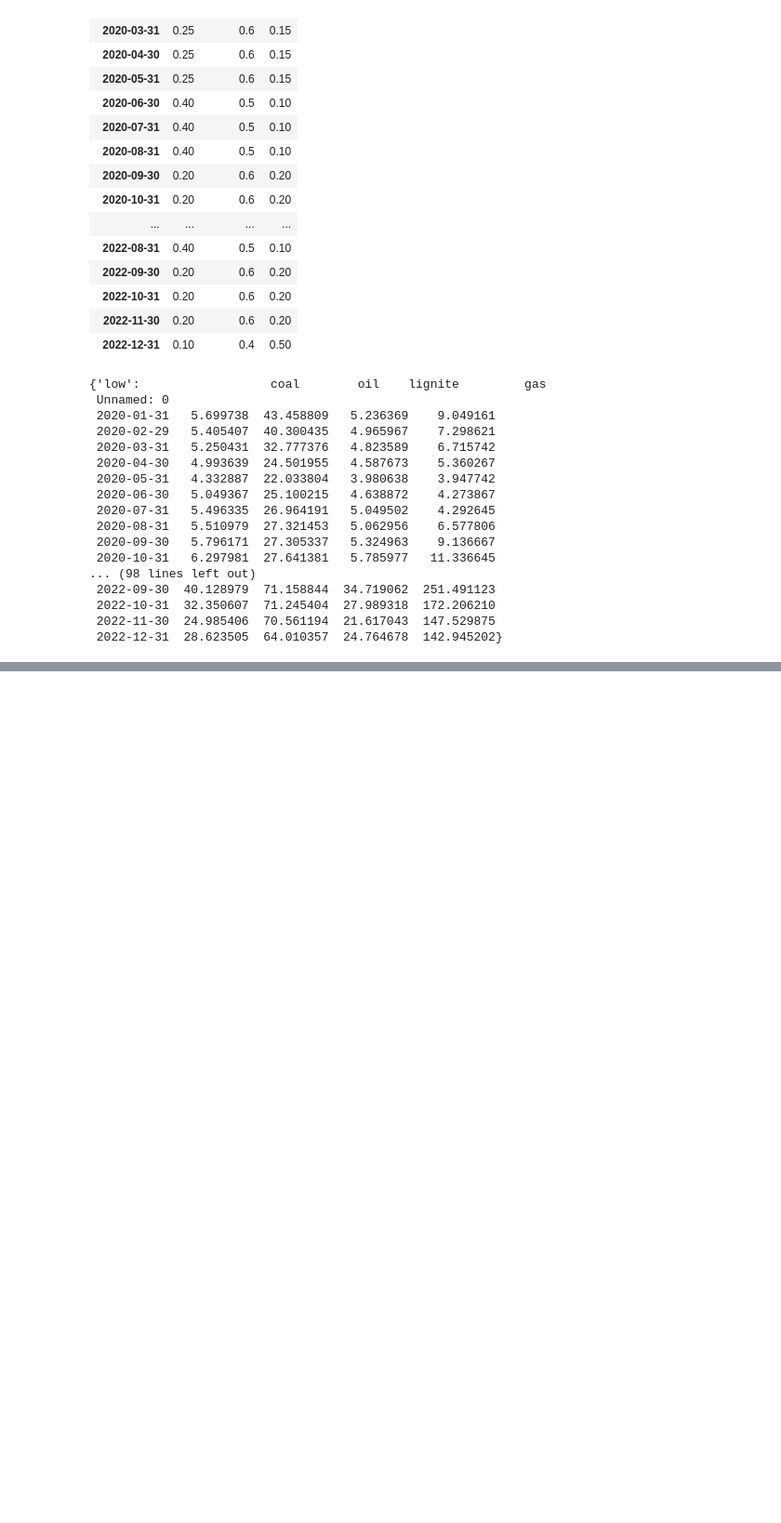
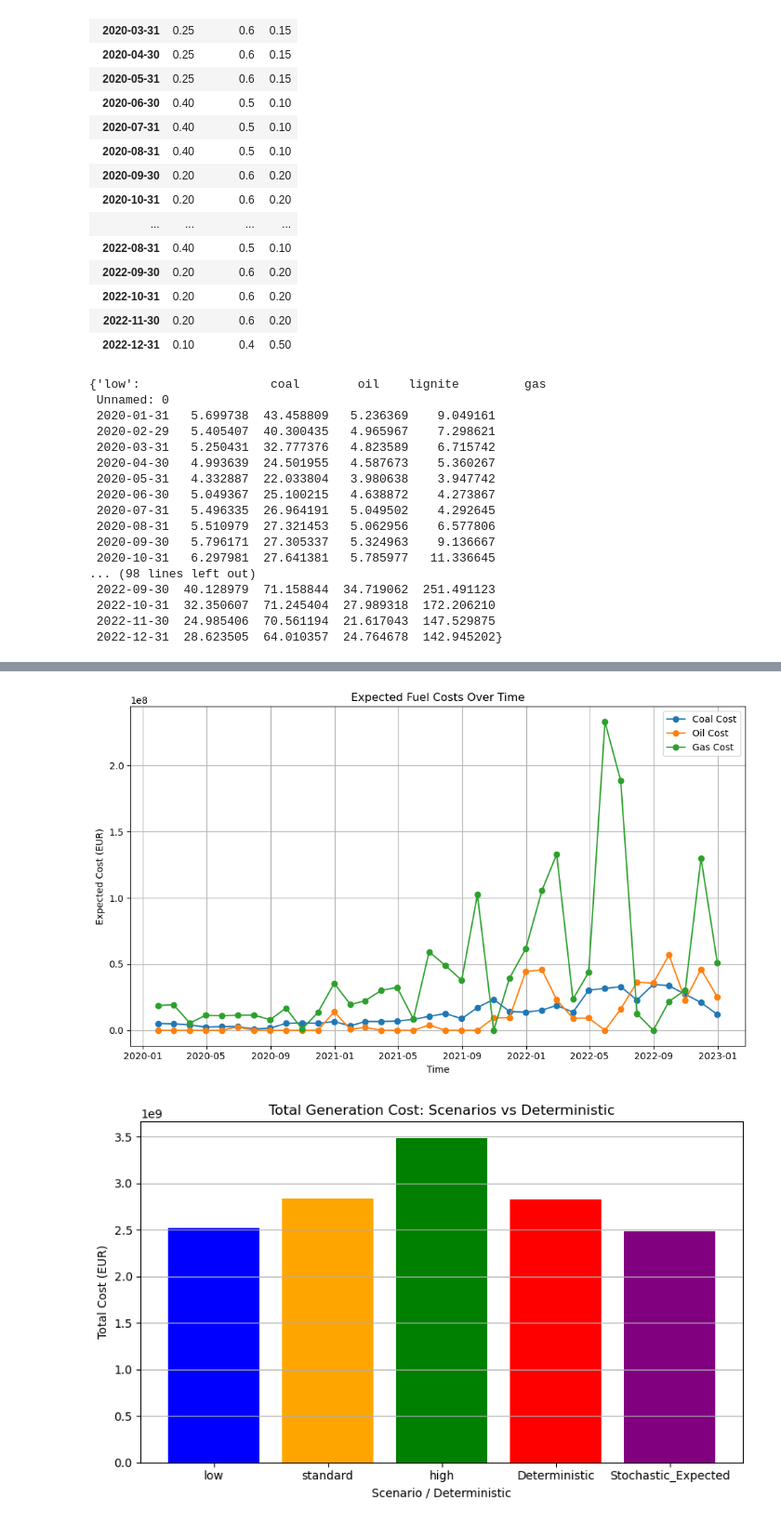
Before and after one commit to DTUbjsb/46750_g28_Assignment_2, a Jupyter notebook: src/main_model3.ipynb, the cells around one changed output, grey strips where cells are left out. Shown: that part at 93% size. Drawn from its saved outputs; the diff is of its cells as text; code cells hidden in the pictures; blank space fills up the shorter version.

Commit message:
fixed bug errors and rerun scenarios

```diff
--- a/src/main_model3.ipynb
+++ b/src/main_model3.ipynb
@@ -834,0 +738,76 @@ KeyError: ('coal', 'bought')
+# %%
+# Plot cost of each fuel per time period for stochastic model
+F = ['coal', 'oil', 'gas']
+fuel_costs = {f: [] for f in F}
+for t in T:
+    for f in F:
+        cost_t_f = 0.0
+        for sname in scenario_list:
+            price_df = scenario_prices[sname]
+            p = price_df.iloc[t].get(f, np.nan)
+            if pd.isna(p):
+                p = 0.0
+            cost_t_f += prob_array[t, scenario_to_i[sname]] * p * x_s[(sname, f, t)].X
+        fuel_costs[f].append(cost_t_f)
+plt.figure(figsize=(10,6))
+for f in F:
+    plt.plot(periods, fuel_costs[f], label=f'{f.capitalize()} Cost', marker='o')
+plt.title('Expected Fuel Costs Over Time')
+plt.xlabel('Time')
+plt.ylabel('Expected Cost (EUR)')
+plt.legend()
+plt.grid(True)
+plt.tight_layout()
+plt.show()
+
+
+
+
+# Plot cost of generation per scenario as well as deterministic cost
+# Scenario costs
+scenario_costs = {}
+for sname in scenario_list:
+    total_cost = 0.0
+    price_df = scenario_prices[sname]
+    for t in T:
+        for f in F:
+            p = price_df.iloc[t].get(f, np.nan)
+            if pd.isna(p):
+                p = 0.0
+            total_cost += p * x_s[(sname, f, t)].X
+    scenario_costs[sname] = total_cost
+# Deterministic cost
+det_cost = 0.0
+for t in T:
+    for f in F:
+        p = fuel_prices_df.iloc[t].get(f, np.nan)
+        if pd.isna(p):
+            p = 0.0
+        det_cost += p * x[(f, t)].X
+
+# Stochastic cost
+stoch_cost = 0.0
+for t in T:
+    for f in F:
+        cost_t_f = 0.0
+        for sname in scenario_list:
+            price_df = scenario_prices[sname]
+            p = price_df.iloc[t].get(f, np.nan)
+            if pd.isna(p):
+                p = 0.0
+            cost_t_f += prob_array[t, scenario_to_i[sname]] * p * x_s[(sname, f, t)].X
+        stoch_cost += cost_t_f
+plt.figure(figsize=(8,5))
+all_costs = scenario_costs.copy()
+all_costs['Deterministic'] = det_cost
+all_costs['Stochastic_Expected'] = stoch_cost
+plt.bar(all_costs.keys(), all_costs.values(), color=['blue', 'orange', 'green', 'red', 'purple'])
+plt.title('Total Generation Cost: Scenarios vs Deterministic')
+plt.xlabel('Scenario / Deterministic')
+plt.ylabel('Total Cost (EUR)')
+plt.grid(axis='y')
+plt.tight_layout()
+plt.show()
+# %% [output]
+[figure, added]
+[figure, added]
```
Also changed, not shown: parts of 7 cells of this notebook, 5 other files.
